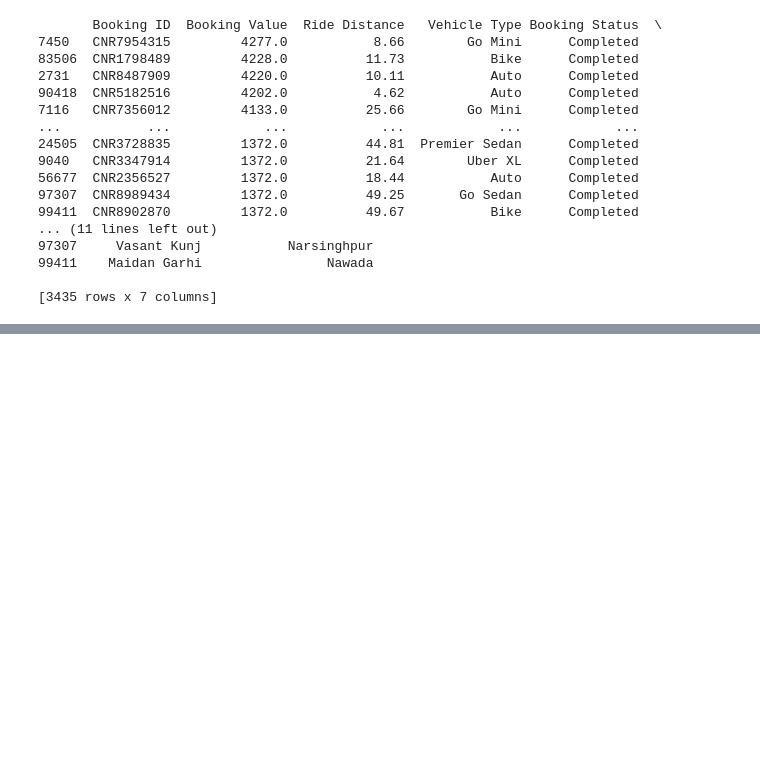
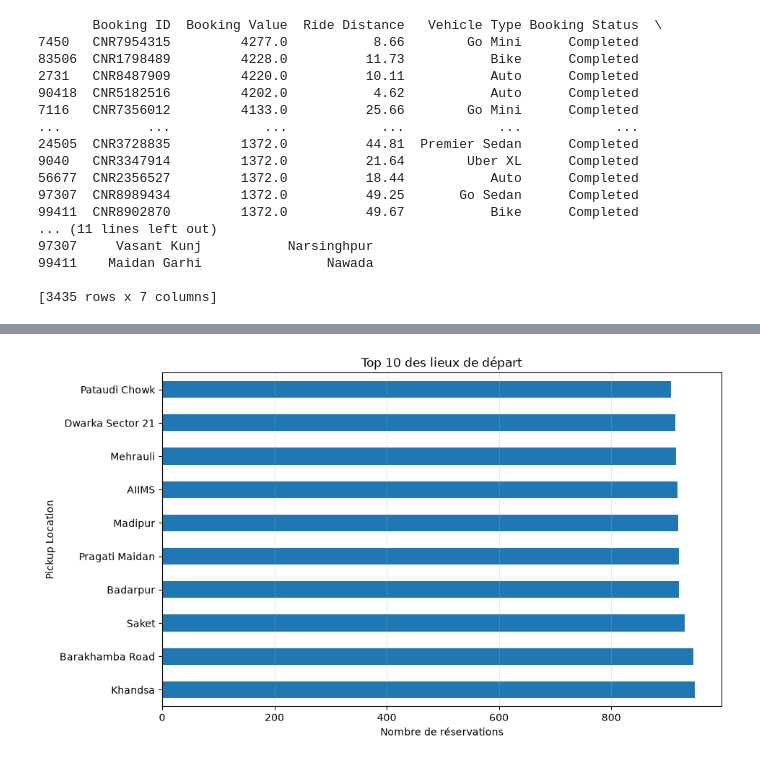
Before and after one commit to Balkis-dev/Repository_Booking, a Jupyter notebook: nettoyer_booking_data.ipynb, the cells around one changed output, grey strips where cells are left out. Drawn from its saved outputs; the diff is of its cells as text; code cells hidden in the pictures; blank space fills up the shorter version.

```diff
--- a/nettoyer_booking_data.ipynb
+++ b/nettoyer_booking_data.ipynb
@@ -370,0 +389,19 @@ print(
+# %%
+# Top 10 des lieux de départ
+plt.figure(figsize=(10,6))
+
+df["Pickup Location"] \
+    .value_counts() \
+    .head(10) \
+    .plot(kind="barh")
+
+plt.title("Top 10 des lieux de départ")
+plt.xlabel("Nombre de réservations")
+
+plt.grid(axis="x", alpha=0.3)
+
+plt.show()
+
+# Positionner davantage de chauffeurs dans les zones les plus demandées
+# %% [output]
+[figure, added]
```
Also changed, not shown: parts of 9 cells of this notebook.
